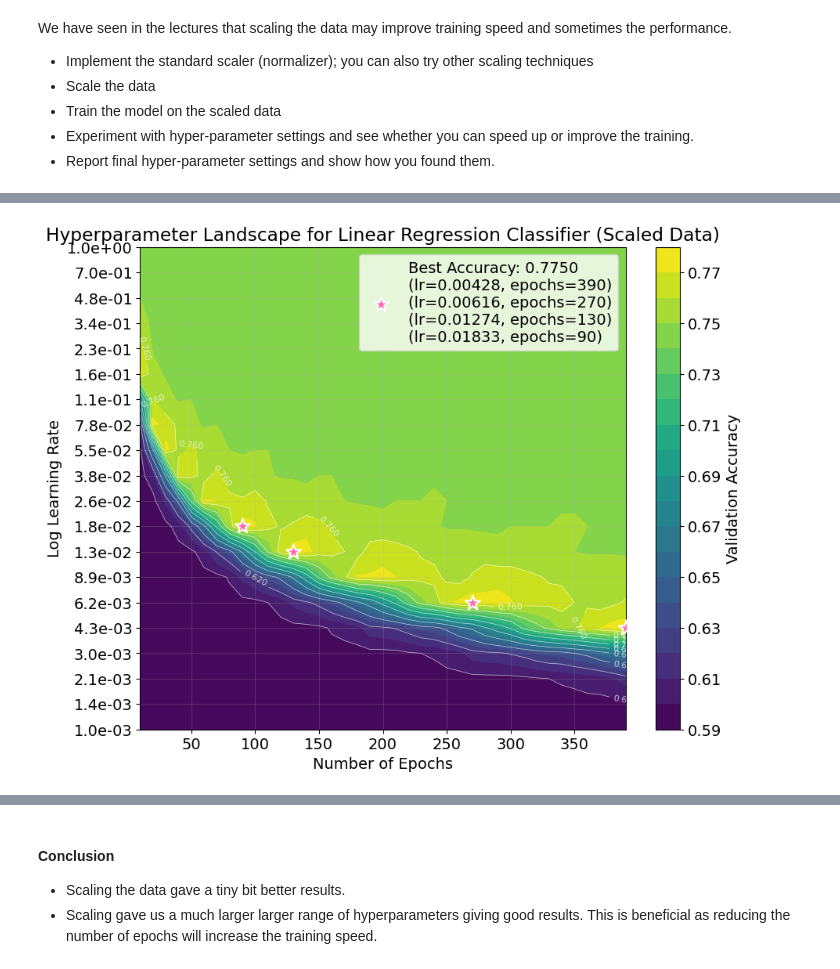
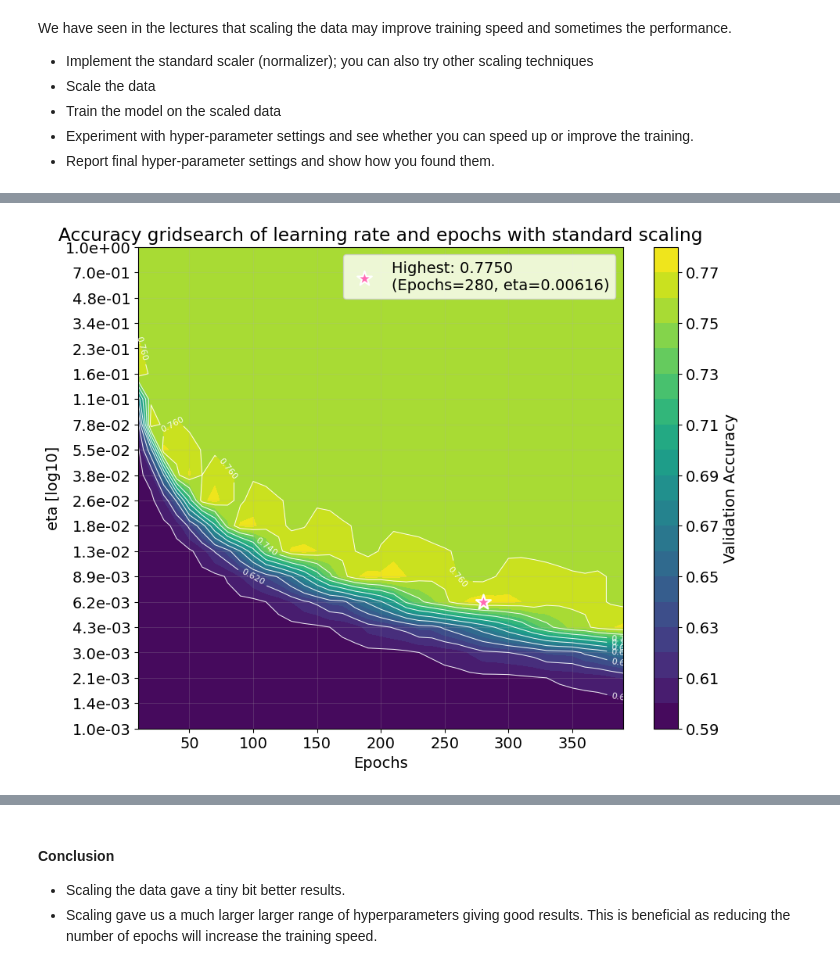
Before and after one commit to Oskar-Idland/IN4050-Introduction-to-Artificial-Intelligence-and-Machinelearing, a Jupyter notebook: Oblig2/in3050_in4050_2025_assignment_2.ipynb, the cells around one changed output, grey strips where cells are left out. Drawn from its saved outputs; the diff is of its cells as text; code cells hidden in the pictures.

```diff
--- a/Oblig2/in3050_in4050_2025_assignment_2.ipynb
+++ b/Oblig2/in3050_in4050_2025_assignment_2.ipynb
@@ -317,7 +488,3 @@ We have seen in the lectures that scaling the data may improve training speed an
 - Train the model on the scaled data
 - Experiment with hyper-parameter settings and see whether you can speed  up or improve the training.
 - Report final hyper-parameter settings and show how you found them.
-# %%
-def standard_scaler(X: np.ndarray) -> np.ndarray:
-    '''Scales the input using the standard scaler (normalizing the data)'''
-    return (X - np.mean(X, axis=0)) / np.std(X, axis=0)
@@ -352,39 +491,37 @@ best_epochs_scaled = epochs[best_parameter_scaled_idx[1]]
-# %%
-# Create a meshgrid for the contour plot
-XX, YY = np.meshgrid(epochs, np.log10(learning_rates))
-
-# Create a filled contour plot
-contour = plt.contourf(XX, YY, accuracies_scaled, 20, cmap='viridis')
-plt.colorbar(contour, label='Validation Accuracy')
-
-# Add contour lines for better readability
-contour_lines = plt.contour(XX, YY, accuracies_scaled, 10, colors='white', linewidths=0.5, alpha=0.7)
-plt.clabel(contour_lines, inline=True, fontsize=8, fmt='%.3f')
-
-# Mark the best hyperparameter combination
-x = best_epochs_scaled[0]
-y = best_lrs_scaled[0]
-parameter_str = ''.join(f'\n(lr={y:.5f}, epochs={x})' for x, y in zip(best_epochs_scaled, best_lrs_scaled))
-
-plt.scatter(x, np.log10(y), color='hotpink', s=200, marker='*',
-            edgecolors='white', linewidths=1.5, zorder=5,
-            label=f'Best Accuracy: {best_accuracy_scaled:.4f}'+ parameter_str)
-
-for epoch, lr in zip(best_epochs_scaled, best_lrs_scaled):
-    plt.scatter(epoch, np.log10(lr), color='hotpink', s=200, marker='*',
-                edgecolors='white', linewidths=1.5, zorder=5)
-# Add labels and title
-plt.title('Hyperparameter Landscape for Linear Regression Classifier (Scaled Data)')
-plt.xlabel('Number of Epochs')
-plt.ylabel('Log Learning Rate')
-
-# Format y-axis ticks to show actual learning rate values
-plt.yticks([np.log10(lr) for lr in learning_rates],
-           [f'{lr:.1e}' for lr in learning_rates])
-
-plt.legend(loc='best')
-plt.grid(alpha=0.2)
-plt.show()
-# %% [output]
-[figure, removed]
+# %%
+def standard_scaler(X_train: np.ndarray, X_val: np.ndarray) -> np.ndarray:
+    '''
+    Standard scaling of training and validation data with respect to the training data.
+
+    Parameters:
+    X_train: np.ndarray
+        Training data.
+    X_val: np.ndarray
+        Validation data.
+
+    Returns:
+    X_train_scaled: np.ndarray
+        Scaled training data.
+    X_val_scaled: np.ndarray
+        Scaled validation data.
+    '''
+    μ = np.mean(X_train, axis=0)
+    σ = np.std(X_train, axis=0)
+
+    X_train_scaled = (X_train - μ) / σ
+    X_val_scaled   = (X_val   - μ) / σ
+
+    return X_train_scaled, X_val_scaled
+# %%
+X_train_scaled, X_val_scaled = standard_scaler(X_train, X_val)
+
+cl = NumpyLinRegClass()
+
+accuracies_scaled = grid_search(X_train_scaled, t2_train, X_val_scaled, t2_val, cl, grid_params)
+# %%
+fig = plot_grid_search(accuracies_scaled, epochs, learning_rates, labels=('Epochs', 'eta'), logy=True)
+plt.title('Accuracy gridsearch of learning rate and epochs with standard scaling')
+plt.show()
+# %% [output]
+[figure, added]
 # %%
```
Also changed, not shown: parts of 27 cells of this notebook, 2 other files.
